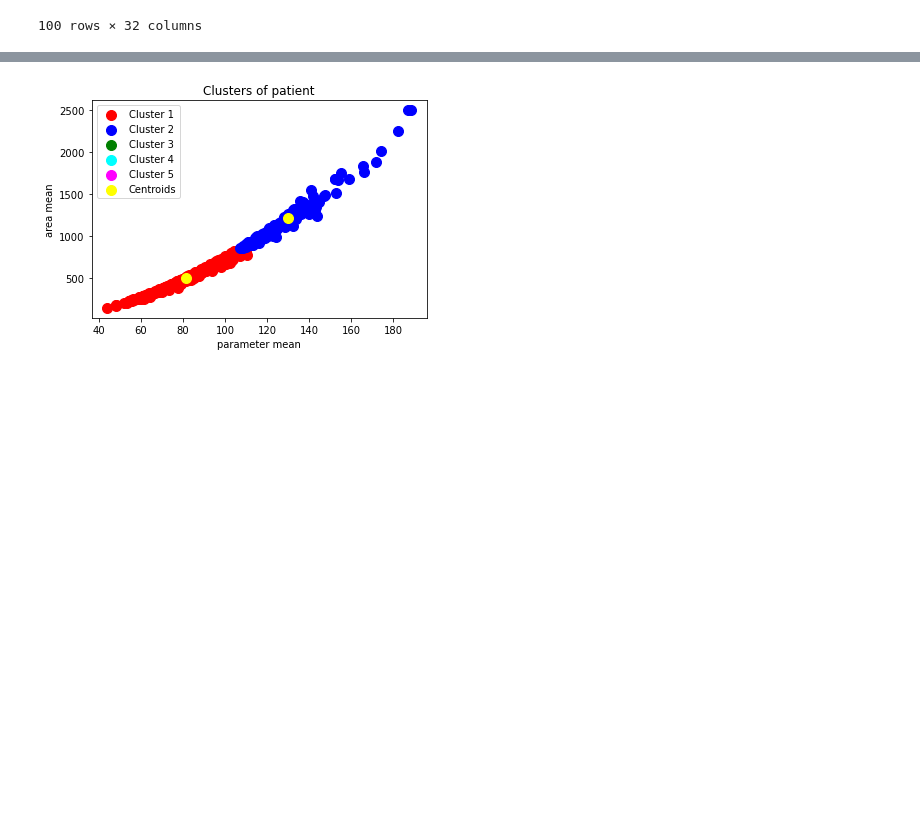
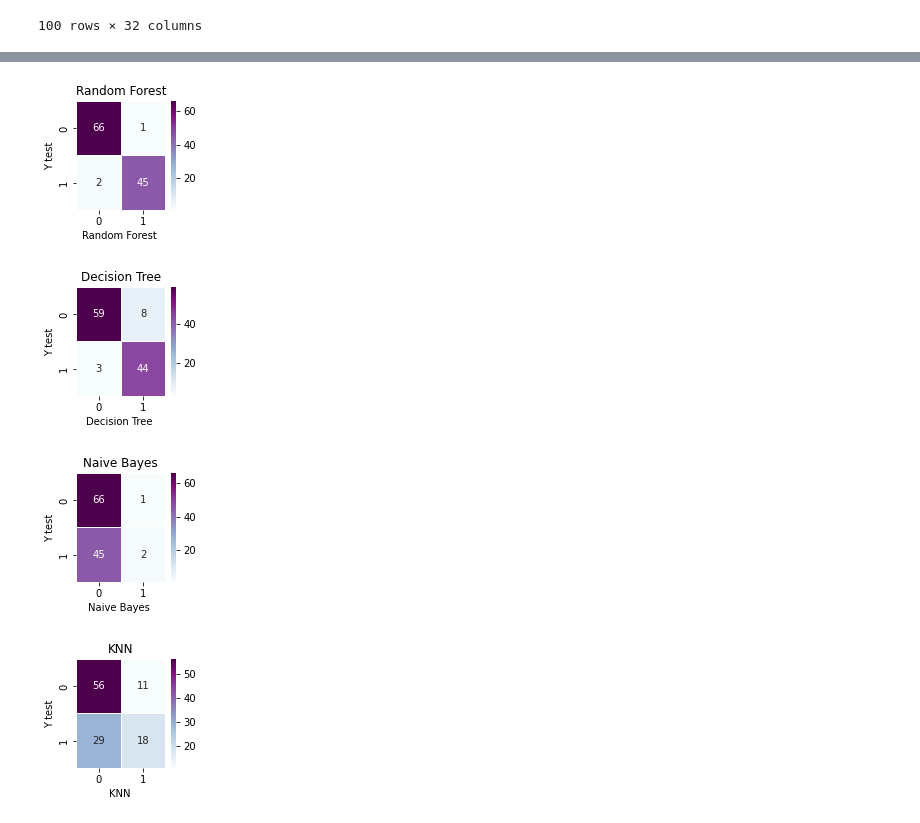
Before and after one commit to menna5/Breast-Cancer-Detection, a Jupyter notebook: Machine Learning Project.ipynb, the cells around one changed output, grey strips where cells are left out. Drawn from its saved outputs; the diff is of its cells as text; code cells hidden in the pictures; blank space fills up the shorter version.

```diff
--- a/Machine Learning Project.ipynb
+++ b/Machine Learning Project.ipynb
@@ -116,22 +106,40 @@ plt.show()
-# %%
-# Importing the library
-from sklearn.cluster import KMeans
-
-# Training the K-Means model on the dataset
-kmeans = KMeans(n_clusters = 2, random_state = 0)
-y_kmeans = kmeans.fit_predict(X)
-
-# Visualising the clusters
-plt.scatter(X[y_kmeans == 0, 0], X[y_kmeans == 0, 1], s = 100, c = 'red', label = 'Cluster 1')
-plt.scatter(X[y_kmeans == 1, 0], X[y_kmeans == 1, 1], s = 100, c = 'blue', label = 'Cluster 2')
-plt.scatter(X[y_kmeans == 2, 0], X[y_kmeans == 2, 1], s = 100, c = 'green', label = 'Cluster 3')
-plt.scatter(X[y_kmeans == 3, 0], X[y_kmeans == 3, 1], s = 100, c = 'cyan', label = 'Cluster 4')
-plt.scatter(X[y_kmeans == 4, 0], X[y_kmeans == 4, 1], s = 100, c = 'magenta', label = 'Cluster 5')
-plt.scatter(kmeans.cluster_centers_[:, 0], kmeans.cluster_centers_[:, 1], s = 100, c = 'yellow', label = 'Centroids')
-plt.title('Clusters of patient')
-plt.xlabel('parameter mean')
-plt.ylabel('area mean')
-plt.legend()
-plt.show()
-# %% [output]
-[figure, removed]
+# %%
+# Importing the models libraries
+from sklearn.ensemble import RandomForestClassifier
+from sklearn.tree import DecisionTreeClassifier
+from sklearn.naive_bayes import GaussianNB
+from sklearn.metrics import confusion_matrix
+from sklearn.neighbors import KNeighborsClassifier
+
+Random = RandomForestClassifier(random_state=0)
+DT = DecisionTreeClassifier(random_state=0)
+Naive = GaussianNB()
+KNN = KNeighborsClassifier(n_neighbors = 3, metric = 'minkowski', p = 2)
+
+clfs = {"Random Forest":Random, "Decision Tree":DT, "Naive Bayes":Naive, "KNN":KNN}
+pred = {}
+cm = {}
+
+for name, clf in clfs.items():
+    # Fitiing
+    clf.fit(x_train, y_train)
+
+    # Prediction
+    pred[name] = clf.predict(x_test)
+
+    # Making the Confusion Matrix
+    cm[name] = confusion_matrix(y_test, pred[name])
+
+for name, cm  in (cm.items()):
+    # Confusion Matrix for each model
+          plt.figure(figsize=(2,2))
+          sbn.heatmap(cm, annot=True, linewidth=0.7, fmt='g', cmap="BuPu")
+          plt.title(name)
+          plt.xlabel(f'{name} ')
+          plt.ylabel('Y test')
+          plt.show()
+# %% [output]
+[figure, added]
+[figure, added]
+[figure, added]
+[figure, added]
```
Also changed, not shown: parts of 16 cells of this notebook.
